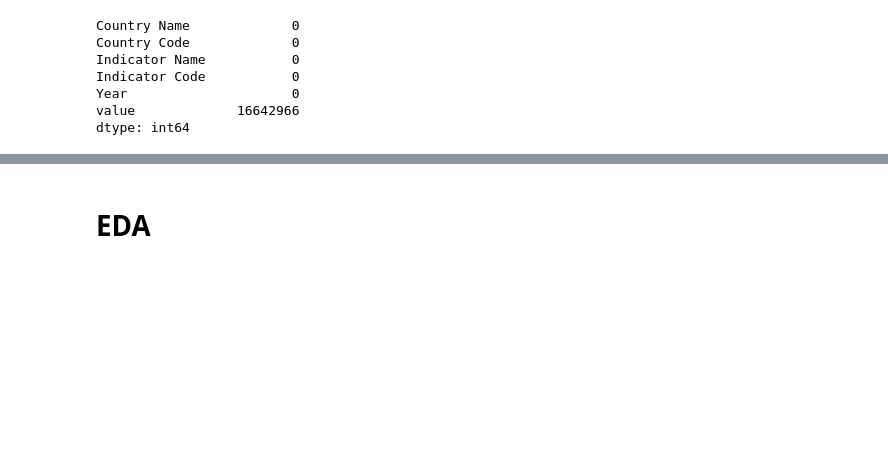
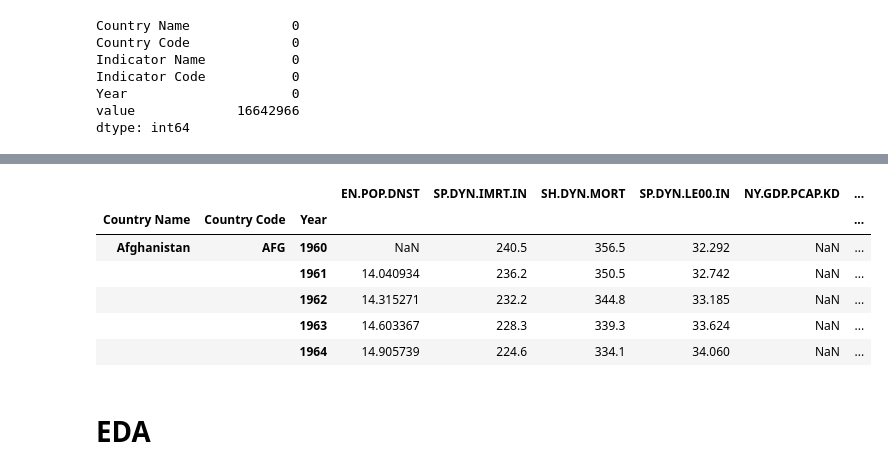
Before and after one commit to taramullin/Capstone, a Jupyter notebook: Capstone - Development Indicators.ipynb, the cells around one changed output, grey strips where cells are left out. Drawn from its saved outputs; the diff is of its cells as text; code cells hidden in the pictures; blank space fills up the shorter version.

```diff
--- a/Capstone - Development Indicators.ipynb
+++ b/Capstone - Development Indicators.ipynb
@@ -67,0 +90,2 @@ dtype: int64
+# %%
+df_pivot = pd.pivot_table(df_long, values = 'value', index=['Country Name', 'Country Code', 'Year'], columns=['Indicator Code'])
@@ -68,3 +103,27 @@ dtype: int64
+# %%
+features = pd.concat([df_pivot['EN.POP.DNST'], df_pivot['SP.DYN.IMRT.IN'],
+                      df_pivot['SH.DYN.MORT'], df_pivot['SP.DYN.LE00.IN'], df_pivot['NY.GDP.PCAP.KD'],
+                      df_pivot['SL.TLF.TOTL.FE.ZS'], df_pivot['SG.DMK.ALLD.FN.ZS'], df_pivot['SE.PRM.CUAT.FE.ZS'],
+                     df_pivot['SE.XPD.PRIM.PC.ZS'], df_pivot['SH.MMR.RISK.ZS']], axis=1)
+#population density,
+#infant mortality,
+#under 5 mortality,
+#life expectancy at birth (years),
+#GDP per capita,
+#% female laborers of total labor force,
+#women participating in three decisions (own health care, major household purchases, visiting family),
+#Educational attainment, at least completed primary, population 25+ years, female (%) (cumulative)
+#gov expenditure on primary edu per student (% of GDP per capita),
+#lifetime risk of maternal mortality
+features.head()
+# %% [output]
+|  |  |  | EN.POP.DNST | SP.DYN.IMRT.IN | SH.DYN.MORT | SP.DYN.LE00.IN | NY.GDP.PCAP.KD | ... |
+| Country Name | Country Code | Year |  |  |  |  |  | ... |
+| Afghanistan | AFG | 1960 | NaN | 240.5 | 356.5 | 32.292 | NaN | ... |
+|  |  | 1961 | 14.040934 | 236.2 | 350.5 | 32.742 | NaN | ... |
+|  |  | 1962 | 14.315271 | 232.2 | 344.8 | 33.185 | NaN | ... |
+|  |  | 1963 | 14.603367 | 228.3 | 339.3 | 33.624 | NaN | ... |
+|  |  | 1964 | 14.905739 | 224.6 | 334.1 | 34.060 | NaN | ... |
 # %% [markdown]
 # EDA
 # %% [markdown]
```
Also changed, not shown: parts of 25 cells of this notebook.
